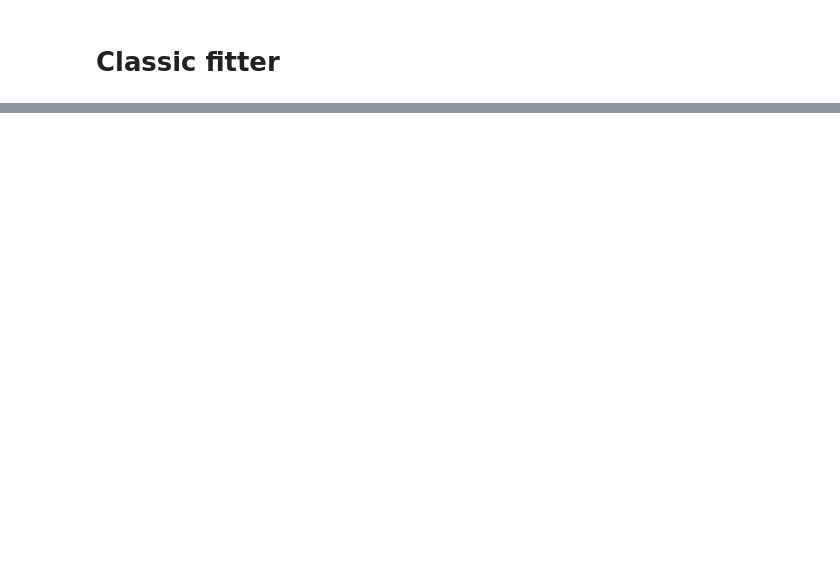
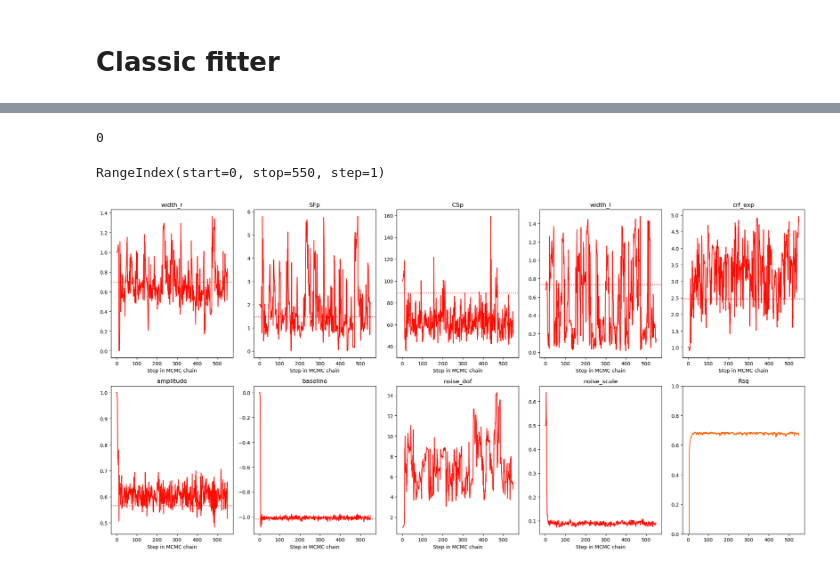
Before and after one commit to mdaghlian/braincoder_bprf, a Jupyter notebook: notebooks/work_in_progress/CSENF_mcmc_UNIFORM.ipynb, the cells around one changed output, grey strips where cells are left out. Saved outputs shown, nothing was run; the diff lists cells and outputs as text; code cells hidden in the pictures; blank space fills up the shorter version.

```diff
--- a/notebooks/work_in_progress/CSENF_mcmc_UNIFORM.ipynb
+++ b/notebooks/work_in_progress/CSENF_mcmc_UNIFORM.ipynb
@@ -105,4 +108,4 @@ grid_pars = cfitter.fit_grid(
     use_correlation_cost=True
 )
 ols_pars = cfitter.refine_baseline_and_amplitude(grid_pars)
-refined_pars = cfitter.fit(init_pars=ols_pars, ) #fixed_pars={'width_l' : 0.68})
+refined_pars = cfitter.fit(init_pars=ols_pars, fixed_pars={'width_l' : 0.68})
@@ -176,16 +227,18 @@ bfitter.mcmc_stats.keys()
 # bfitter.mcmc_stats['leapfrogs_taken']
 # %%
 idx = 0
-p = 'noise_scale'
+p = 'width_r'
 plt.plot(
     bfitter.mcmc_sampler[idx][p]
 )
-# plt.axhline(parameters[p][idx], linestyle=':', color='k')
-# plt.axhline(refined_pars[p][idx] , linestyle=':', color='r')
-
+try:
+    plt.axhline(parameters[p][idx], linestyle=':', color='k', lw=5)
+    plt.axhline(refined_pars[p][idx] , linestyle=':', color='r')
+except:
+    print('nope')
 plt.figure()
 plt.plot(data.iloc[:,idx], ':k')
 preds = bfitter.get_predictions(parameters=bfitter.mcmc_sampler[idx])
-plt.plot(preds, alpha=0.1, color='g')
+plt.plot(preds, alpha=1, color='g')
 cpreds = model.predict(parameters=refined_pars)
 plt.plot(cpreds.iloc[:,idx], ':r')
@@ -192,3 +273,11 @@ plt.plot(cpreds.iloc[:,idx], ':r')
+# %%
+rsq.argmax()
+# %% [output]
+0
+# %%
+bfitter.mcmc_sampler[0]
+# %% [output]
+RangeIndex(start=0, stop=550, step=1)
 # %%
 data
 # %%
@@ -205,35 +294,39 @@ rsq = bfitter.get_rsq_for_idx(
 plt.plot(rsq)
 # %%
 # Lets see are we getting closer?
-fig,axs = plt.subplots(2,4,figsize=(20,10))
+fig,axs = plt.subplots(2,5,figsize=(20,10))
 axs = axs.flatten()
-idx = 10
+idx = 0
 for ip,p in enumerate(bfitter.model_labels):
     ax = axs[ip]
     ax.set_title(p)
     ax.set_xlabel('Step in MCMC chain')
     # for i in range(10):
 
     ax.plot(
         bfitter.mcmc_sampler[idx][p],# - parameters[p][idx],
         color=idx_cols[idx],
         )
-    # Lets add the ground truth
-    ax.axhline(
-        parameters[p][idx],
-        color=idx_cols[idx],
-        linestyle=':'
+    try:
+        # Lets add the ground truth
+        ax.axhline(
+            parameters[p][idx],
+            color=idx_cols[idx],
+            linestyle=':'
+        )
+    except:
+        continue
+ax = axs[-1]
+ax.set_title('Rsq')
+
+rsq = bfitter.get_rsq_for_idx(
+    idx=idx, parameters=bfitter.mcmc_sampler[idx],
+)
+plt.plot(
+    rsq,
+    color=idx_cols[i]
     )
-
-# ax = axs[-1]
-# ax.set_title('Rsq')
-# for i in range(10):
-#     rsq = bfitter.get_rsq_for_idx(
-#         idx=i, parameters=bfitter.mcmc_sampler[i],
-#     )
-#     plt.plot(
-#         rsq,
-#         color=idx_cols[i]
-#         )
-# plt.ylim(0,1)
-# plt.tight_layout()
+plt.ylim(0,1)
+plt.tight_layout()
+# %% [output]
+[figure, added]
```
Also changed, not shown: parts of 14 cells of this notebook, 1 other file.
